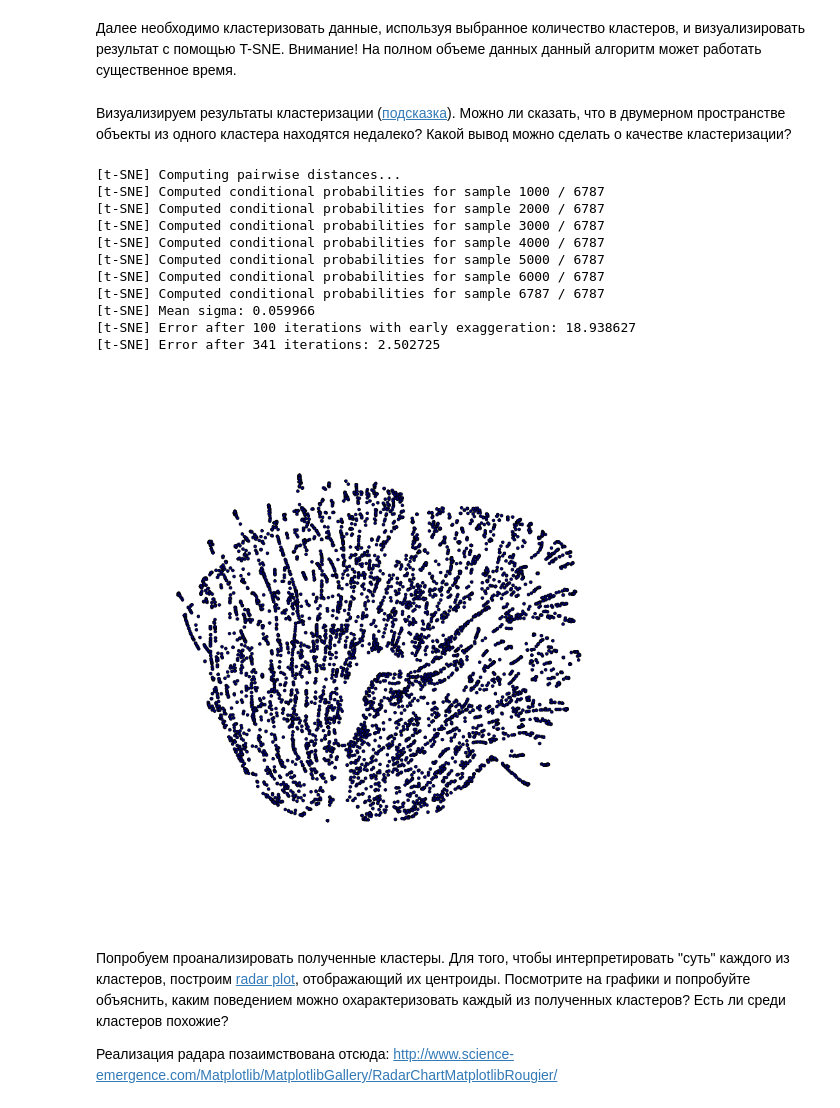
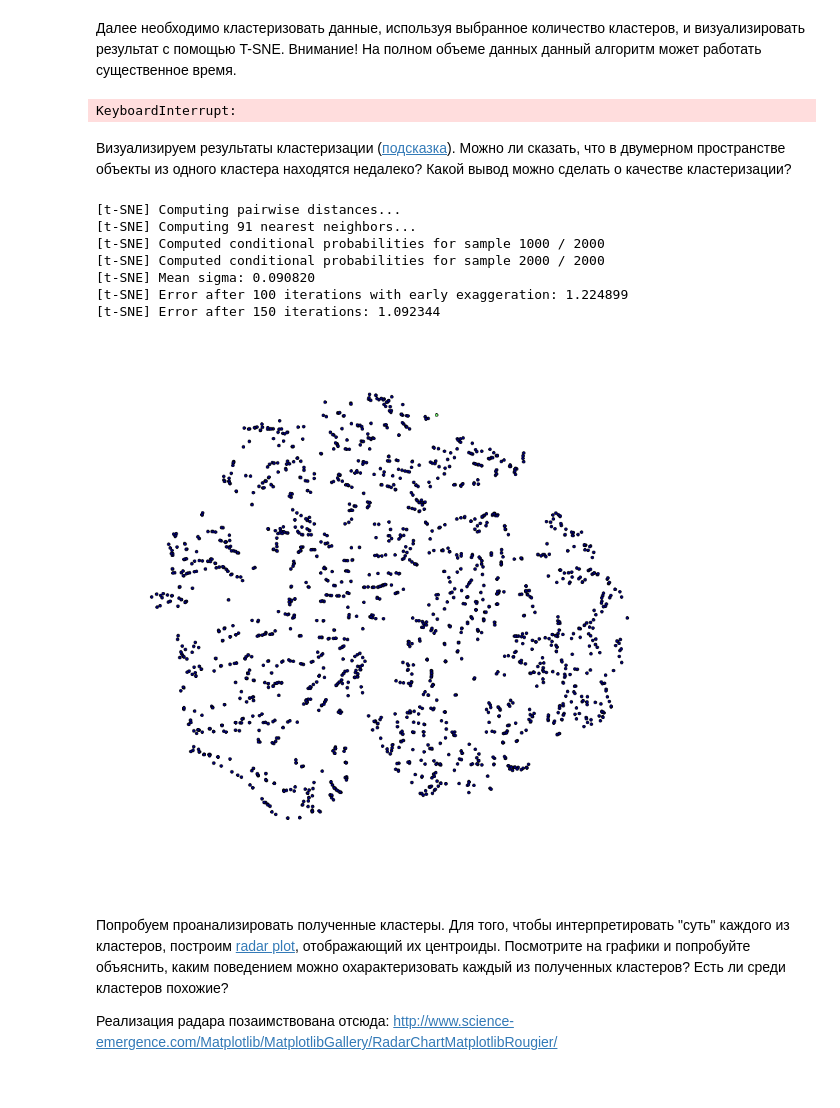
Before and after one commit to ekrivenkov/technosphere_data_mining, a Jupyter notebook: homework-3-krivenkov-egor.ipynb, the cells around one changed output. Drawn from its saved outputs; the diff is of its cells as text; code cells hidden in the pictures.

```diff
--- a/homework-3-krivenkov-egor.ipynb
+++ b/homework-3-krivenkov-egor.ipynb
@@ -200,14 +206,13 @@ def quality(x, y, k):
 # %% [markdown]
 Применим критерий для выбора параметров алгоритма. Предлагается изменить следующий код таким образом, чтобы кластеризация вызывалась с верным набором параметров. На графике можно будет увидеть зависимость критерия от параметров алгоритма. Необходимо выбрать оптимальные значения этих параметров.
 # %%
-ks = range(1, 21)
+ks = range(2, 21)
 criteria = np.zeros(len(ks))
 
-sample = x[np.random.choice(x.shape[0], 1000)]
+sample = x[np.random.choice(x.shape[0], 1500)]
 
 for i, k in enumerate(ks):
-    print "Started clusterisation for %d clusters" % k
-    cls = Clustering(k=k, linkage ="average-linkage")
+    cls = Clustering(k=k, linkage ="average")
     y = cls.fit_predict(sample)
     criteria[i] = quality(sample, y, k)
 
@@ -243,34 +228,33 @@ Started clusterisation for 20 clusters
 # %% [markdown]
 Далее необходимо кластеризовать данные, используя выбранное количество кластеров, и визуализировать результат с помощью T-SNE. Внимание! На полном объеме данных данный алгоритм может работать существенное время.
 # %%
+#sample = x[np.random.choice(x.shape[0], 2000)]
 k = 2
-cls = Clustering(k=k, linkage ="average-linkage")
+cls = Clustering(k=k, linkage ="average")
 y = cls.fit_predict(x)
+# %% [output]
+KeyboardInterrupt:
 # %% [markdown]
 Визуализируем результаты кластеризации ([подсказка](http://anokhin.github.io/img/hw3_tsne-kmeans.png)). Можно ли сказать, что в двумерном пространстве объекты из одного кластера находятся недалеко? Какой вывод можно сделать о качестве кластеризации?
 # %%
 tsne = sm.TSNE(n_components=2, verbose=1, n_iter=1000)
-z = tsne.fit_transform(x)
+z = tsne.fit_transform(sample)
 
 # Color map
 cm = pl.get_cmap('jet')
 pl.figure(figsize=(15, 15))
 pl.scatter(z[:, 0], z[:, 1], c=map(lambda c: cm(1.0 * c / k), y))
 pl.axis('off')
 pl.show()
 # %% [output]
 [t-SNE] Computing pairwise distances...
-[t-SNE] Computed conditional probabilities for sample 1000 / 6787
-[t-SNE] Computed conditional probabilities for sample 2000 / 6787
-[t-SNE] Computed conditional probabilities for sample 3000 / 6787
-[t-SNE] Computed conditional probabilities for sample 4000 / 6787
-[t-SNE] Computed conditional probabilities for sample 5000 / 6787
-[t-SNE] Computed conditional probabilities for sample 6000 / 6787
-[t-SNE] Computed conditional probabilities for sample 6787 / 6787
-[t-SNE] Mean sigma: 0.059966
-[t-SNE] Error after 100 iterations with early exaggeration: 18.938627
-[t-SNE] Error after 341 iterations: 2.502725
+[t-SNE] Computing 91 nearest neighbors...
+[t-SNE] Computed conditional probabilities for sample 1000 / 2000
+[t-SNE] Computed conditional probabilities for sample 2000 / 2000
+[t-SNE] Mean sigma: 0.090820
+[t-SNE] Error after 100 iterations with early exaggeration: 1.224899
+[t-SNE] Error after 150 iterations: 1.092344
-[figure, old version]
+[figure, new version]
 # %% [markdown]
 Попробуем проанализировать полученные кластеры. Для того, чтобы интерпретировать "суть" каждого из кластеров, построим [radar plot](http://www.wikiwand.com/en/Radar_chart), отображающий их центроиды. Посмотрите на графики и попробуйте объяснить, каким поведением можно охарактеризовать каждый из полученных кластеров? Есть ли среди кластеров похожие?
 
```
Also changed, not shown: parts of 5 cells of this notebook.
